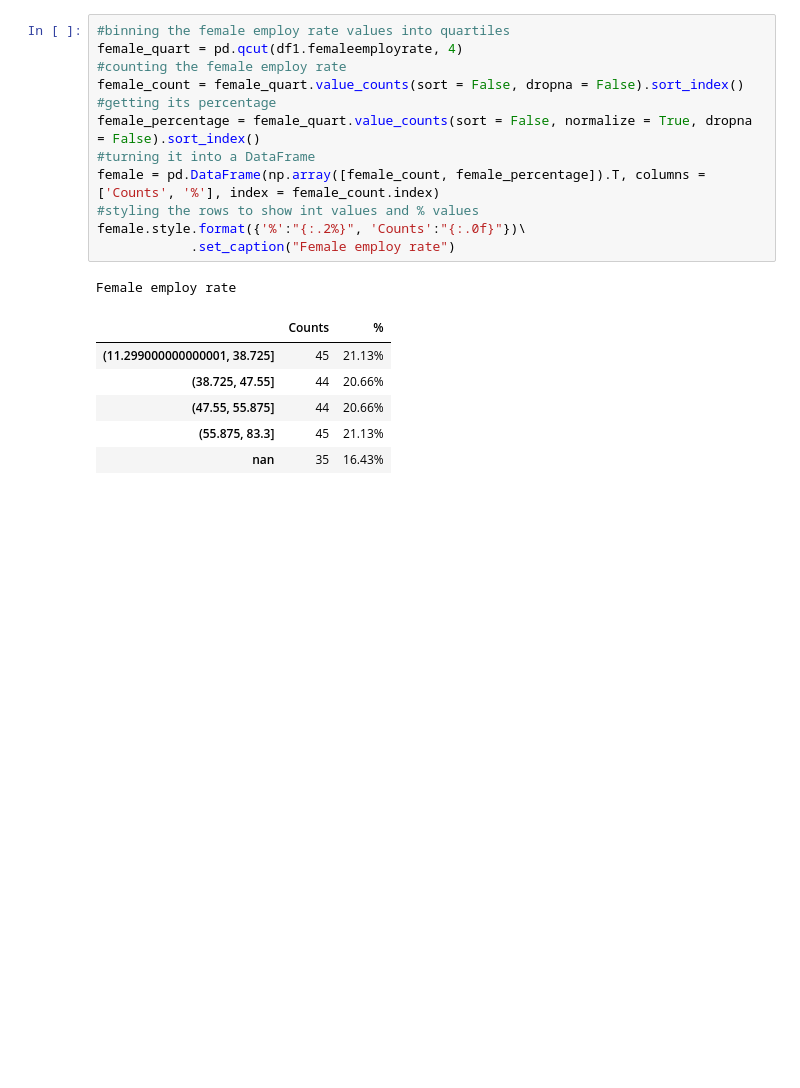
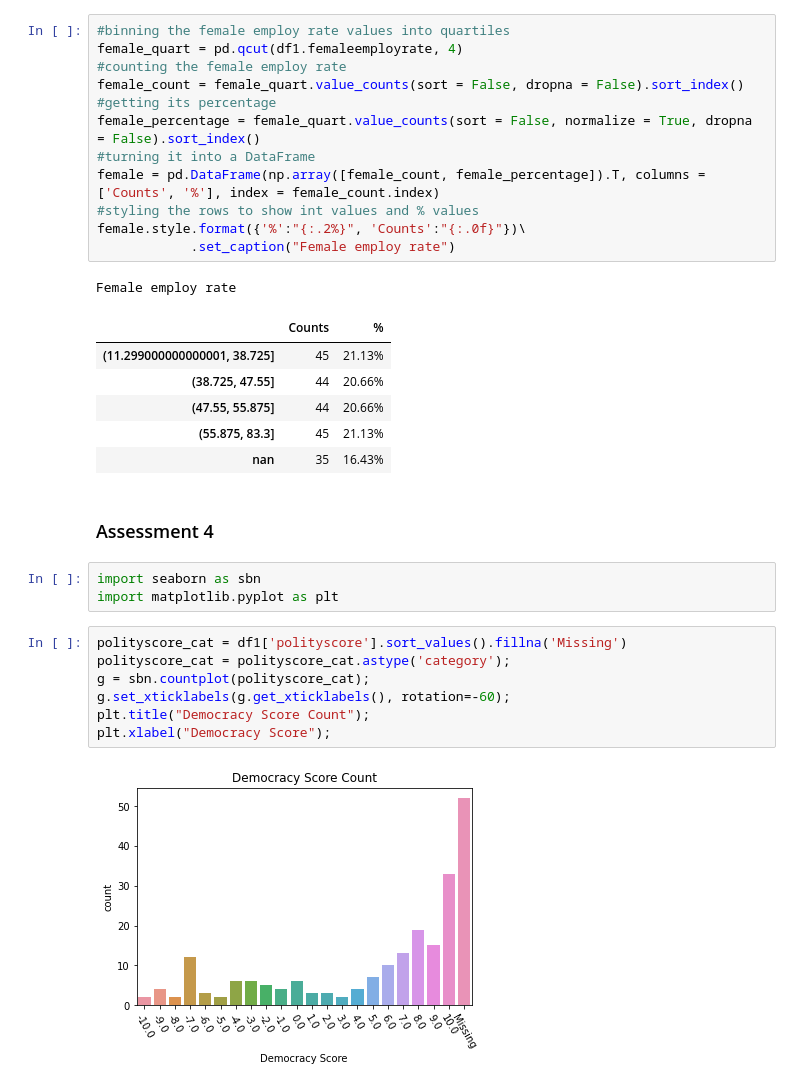
Before and after one commit to matheoxz/DataM-V-Wesleyan, a Jupyter notebook: GapMinder Suicide.ipynb, the cells around one changed output. Cells and saved outputs as stored; diff of their text form; blank space fills up the shorter version.

Commit message:
Assessment 4

```diff
--- a/GapMinder Suicide.ipynb
+++ b/GapMinder Suicide.ipynb
@@ -195,3 +195,17 @@ Female employ rate
 | (47.55, 55.875] | 44 | 20.66% |
 | (55.875, 83.3] | 45 | 21.13% |
 | nan | 35 | 16.43% |
+# %% [markdown]
+### Assessment 4
+# %%
+import seaborn as sbn
+import matplotlib.pyplot as plt
+# %%
+polityscore_cat = df1['polityscore'].sort_values().fillna('Missing')
+polityscore_cat = polityscore_cat.astype('category');
+g = sbn.countplot(polityscore_cat);
+g.set_xticklabels(g.get_xticklabels(), rotation=-60);
+plt.title("Democracy Score Count");
+plt.xlabel("Democracy Score");
+# %% [output]
+[figure, added]
```
Also changed, not shown: parts of 8 cells of this notebook.
